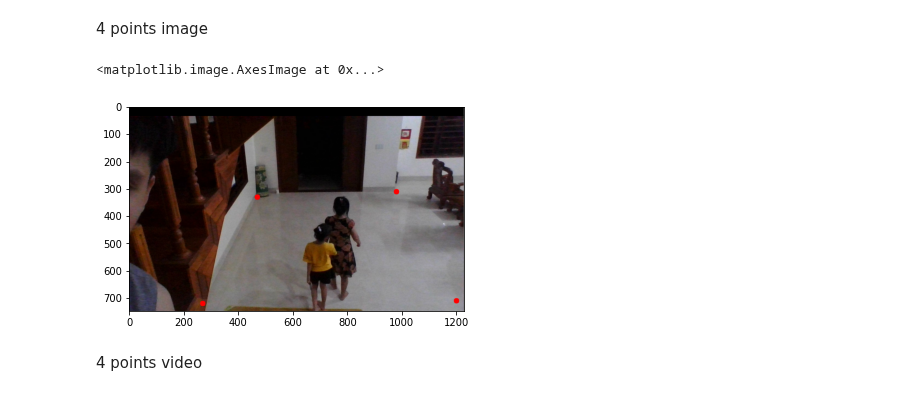
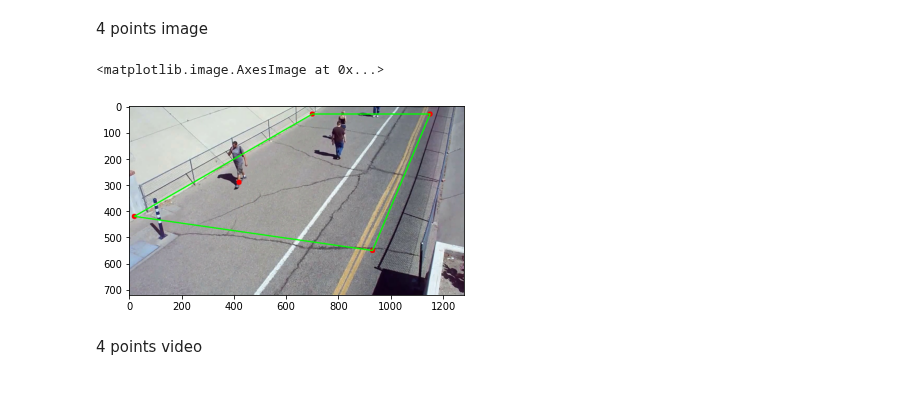
Before and after one commit to lephuocdat2000/Advanced-CV, a Jupyter notebook: FinalProject.ipynb, the cells around one changed output. Drawn from its saved outputs; the diff is of its cells as text; code cells hidden in the pictures.

```diff
--- a/FinalProject.ipynb
+++ b/FinalProject.ipynb
@@ -282,15 +300,26 @@ Test trên ảnh
 # %% [markdown]
 4 points image
 # %%
-image = cv2.imread('/content/drive/MyDrive/Advanced-CV/193593992_323953159303430_8126787994321005785_n.png')
-cv2.circle(image,(470,330),10,(0,0,255),-1)
-cv2.circle(image,(980,310),10,(0,0,255),-1)
-cv2.circle(image,(270,720),10,(0,0,255),-1)
-cv2.circle(image,(1200,710),10,(0,0,255),-1)
+A = [700,30]
+B = [1150,30]
+C = [20,420]
+D = [930,550]
+pts = np.array([A, C, D, B],np.int32)
+isClosed = True
+center = [420,290]
+
+pts = pts.reshape((-1, 1, 2))
+image = cv2.imread('/content/frame8.jpg')
+cv2.circle(image,tuple(A),10,(0,0,255),-1)
+cv2.circle(image,tuple(B),10,(0,0,255),-1)
+cv2.circle(image,tuple(C),10,(0,0,255),-1)
+cv2.circle(image,tuple(D),10,(0,0,255),-1)
+cv2.circle(image,tuple(center),10,(0,0,255),-1)
+cv2.polylines(image, [pts], isClosed, (0,255,0), 4)
 plt.imshow(cv2.cvtColor(image,cv2.COLOR_BGR2RGB))
 # %% [output]
 <matplotlib.image.AxesImage at 0x...>
-[figure, old version]
+[figure, new version]
 # %% [markdown]
 4 points video
 # %%
```
Also changed, not shown: parts of 12 cells of this notebook.
